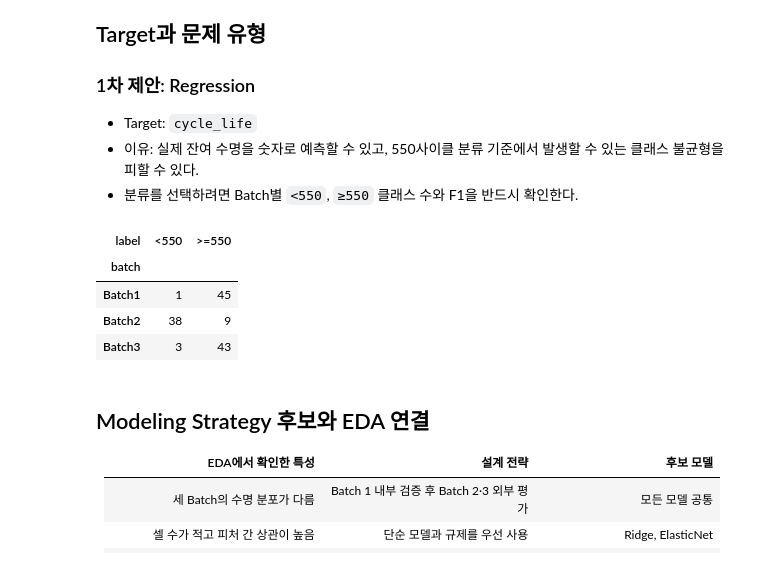
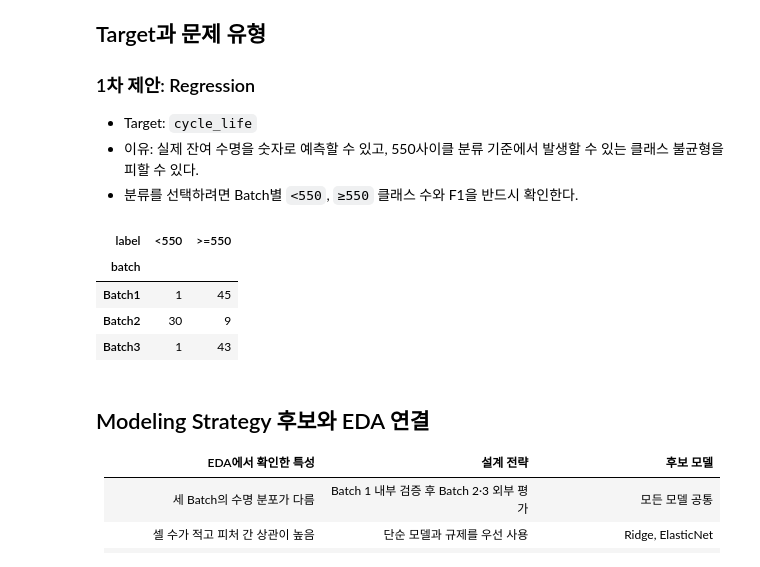
Before and after one commit to co2636/DS-MiniProject, a Jupyter notebook: 01_Day1_EDA.ipynb, the cells around one changed output. Cells and saved outputs as stored; diff of their text form; code cells hidden in the pictures.

```diff
--- a/01_Day1_EDA.ipynb
+++ b/01_Day1_EDA.ipynb
@@ -1535,26 +1553,27 @@ display(high_corr_pairs if not high_corr_pairs.empty else pd.DataFrame({'result'
 # %%
 # ── 이 셀의 역할 ─────────────────────────────────────────────
 # 역할: 회귀·분류 선택 근거 확인
 # 목적: 550사이클 기준 클래스 불균형을 확인해 분류가 타당한지 판단합니다.
 # 입력: all_features의 cycle_life
 # 결과: Batch별 <550·>=550 셀 수
-# 실행 후 확인: 오류 없이 결과가 나오고, 바로 아래 해석 셀의 [ ]를 실제 값으로 채웁니다.
+# 실행 후 확인: 오류 없이 표·그래프가 생성되는지 확인하고 바로 아래 해석과 연결합니다.
 # ──────────────────────────────────────────────────────────────
 
 classification_balance = (
-    all_features.assign(label=(all_features['cycle_life'] >= 550).astype(int))
+    all_features.dropna(subset=['cycle_life'])
+    .assign(label=lambda data: (data['cycle_life'] >= 550).astype(int))
     .groupby(['batch', 'label'])
     .size()
     .unstack(fill_value=0)
     .rename(columns={0: '<550', 1: '>=550'})
 )
 display(classification_balance)
 # %% [output]
 | label | <550 | >=550 |
 | batch |  |  |
 | Batch1 | 1 | 45 |
-| Batch2 | 38 | 9 |
-| Batch3 | 3 | 43 |
+| Batch2 | 30 | 9 |
+| Batch3 | 1 | 43 |
 # %% [markdown]
 ## Modeling Strategy 후보와 EDA 연결
 
```
Also changed, not shown: parts of 51 cells of this notebook.
